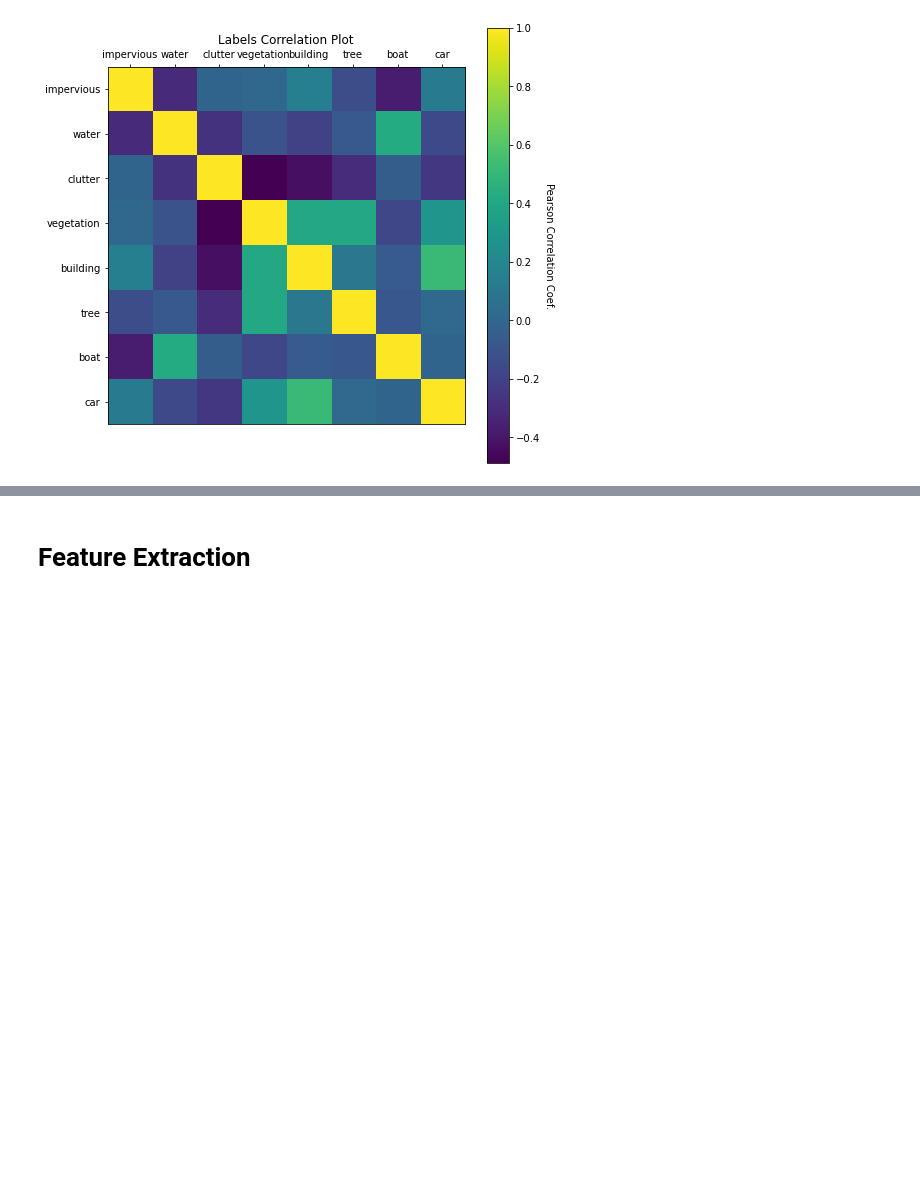
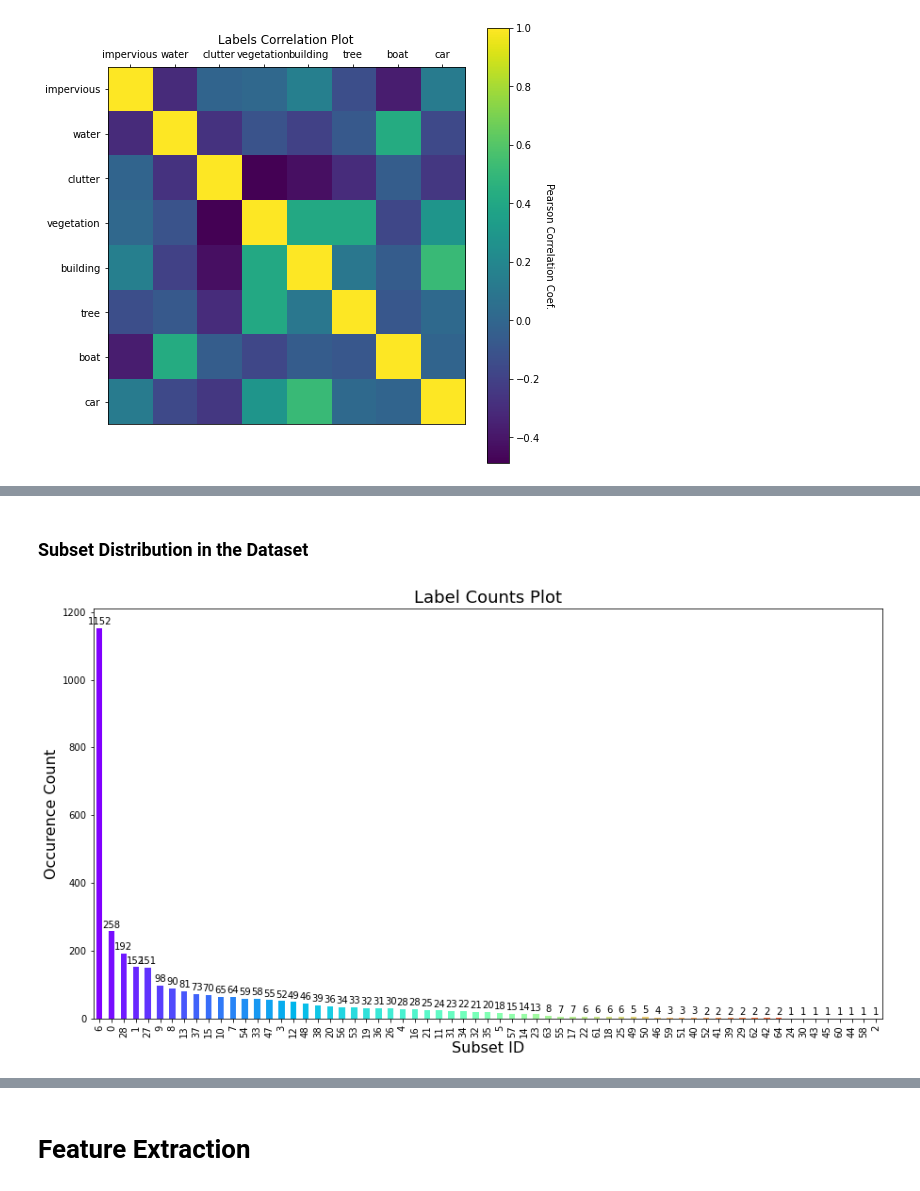
Before and after one commit to tustunkok/Multilabel-Classification-Report, a Jupyter notebook: Report.ipynb, the cells around one changed output, grey strips where cells are left out. Drawn from its saved outputs; the diff is of its cells as text; code cells hidden in the pictures; blank space fills up the shorter version.

Commit message:
Subset information is added.

```diff
--- a/Report.ipynb
+++ b/Report.ipynb
@@ -196,0 +205,2 @@ plt.show()
+# %%
+total_unique_subsets = multilabel_df.drop(["image\\label", "in_train", "total_label_count"], axis=1).drop_duplicates().values
@@ -196,0 +256,2 @@ plt.show()
+# %%
+multilabel_df["subset"] = multilabel_df.drop(["image\\label", "in_train", "total_label_count"], axis=1).apply(lambda x: (x.values.reshape(1, -1) == total_unique_subsets).all(axis=1).nonzero()[0][0], axis=1)
@@ -196,0 +272,22 @@ plt.show()
+# %% [markdown]
+### Subset Distribution in the Dataset
+# %%
+subset_value_counts = multilabel_df["subset"].value_counts()
+
+fig, ax = plt.subplots(figsize=(15, 8))
+
+#ax.bar(subset_val_counts.index, subset_val_counts.values, , color=matplotlib.cm.rainbow(np.linspace(0, 1, len(total_unique_subsets))))
+subset_value_counts.plot.bar(ax=ax, color=matplotlib.cm.rainbow(np.linspace(0, 1, len(total_unique_subsets))))
+
+rects = ax.patches
+labels = subset_value_counts.values
+for rect, label in zip(rects, labels):
+    height = rect.get_height()
+    ax.text(rect.get_x() + rect.get_width() / 2, height + 5, label, ha="center", va="bottom")
+plt.title("Label Counts Plot", fontsize=18)
+plt.xlabel("Subset ID", fontsize=16)
+plt.ylabel("Occurence Count", fontsize=16)
+
+plt.show()
+# %% [output]
+[figure, added]
```
Also changed, not shown: parts of 24 cells of this notebook.
